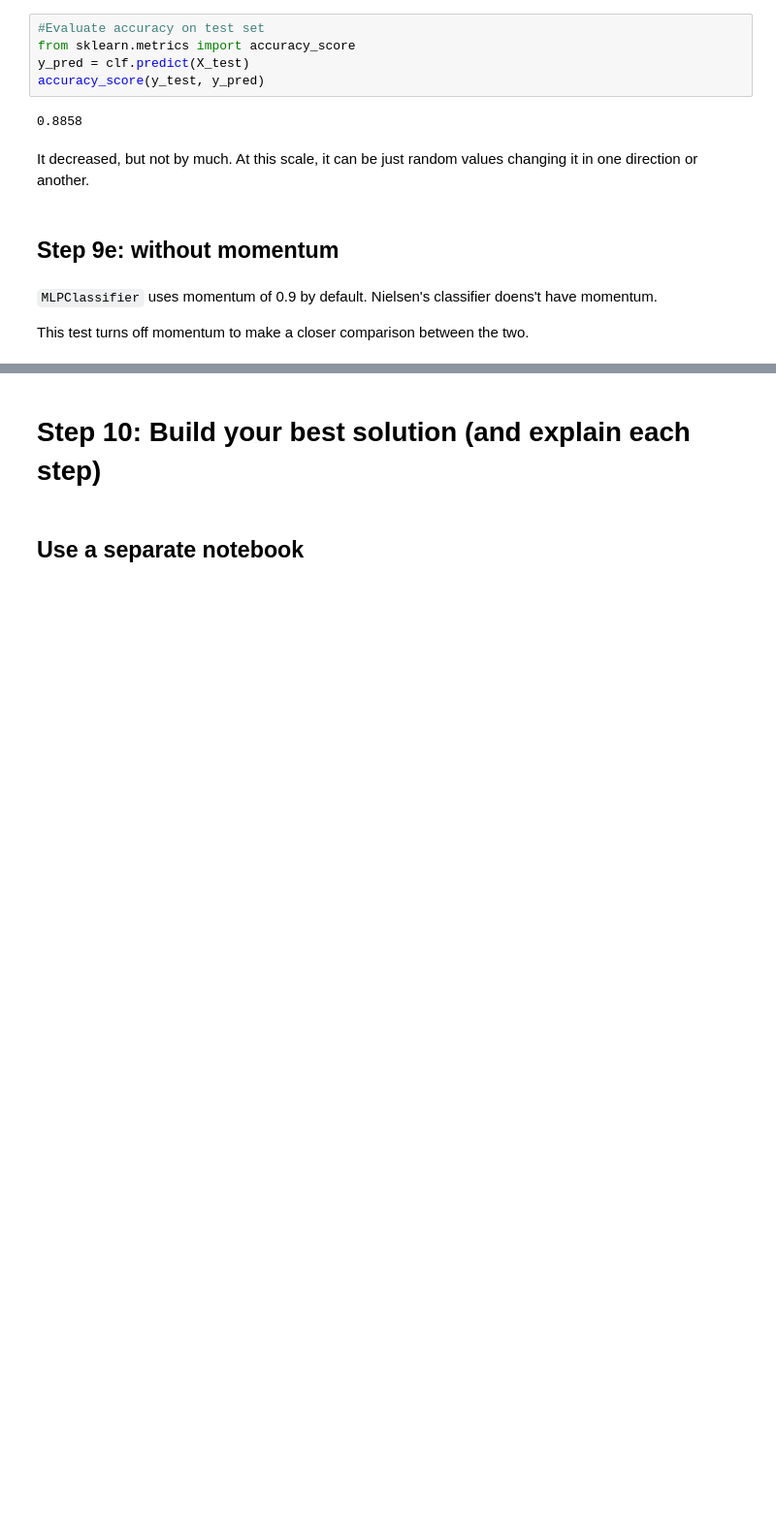
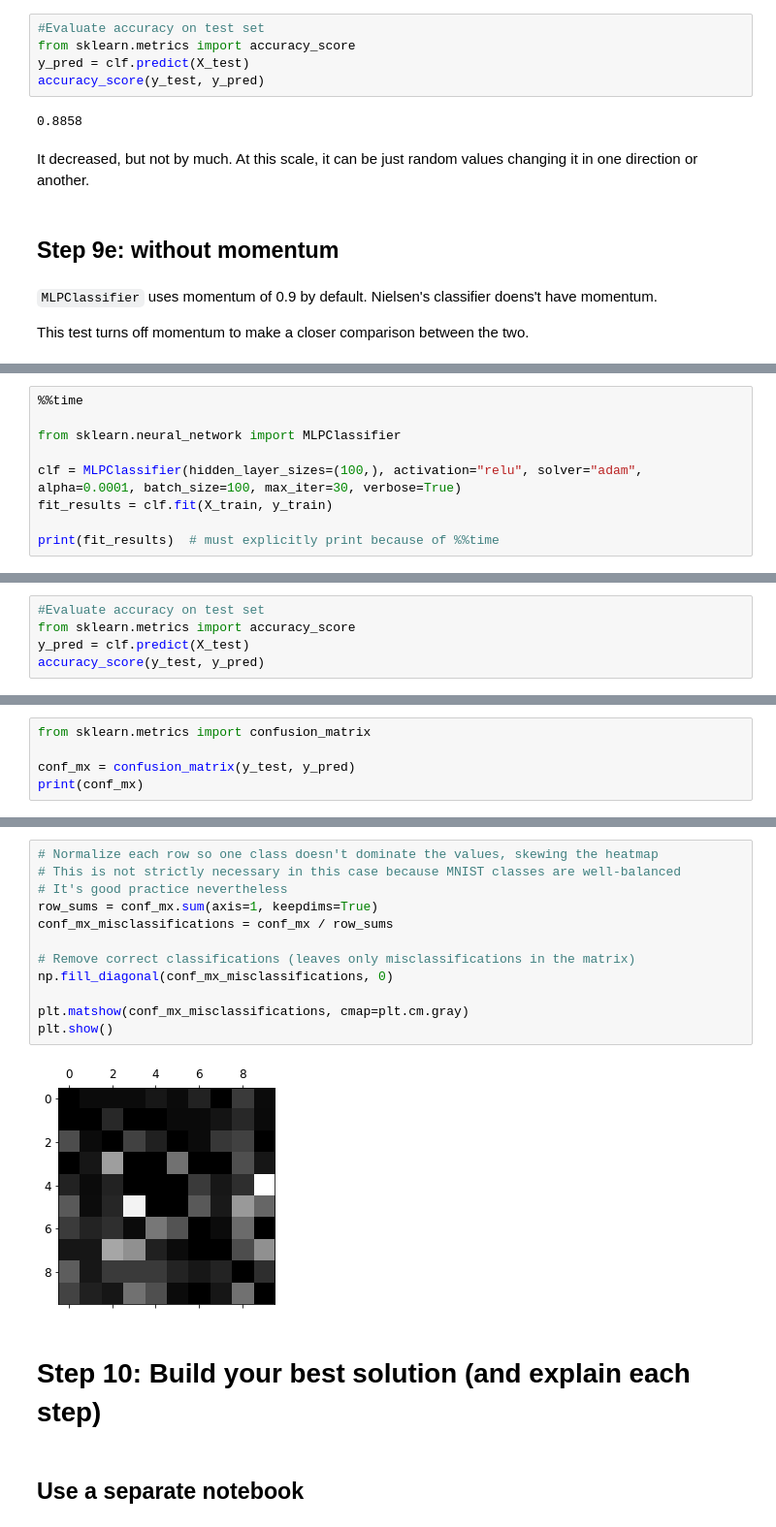
Before and after one commit to fau-masters-collected-works-cgarbin/cap6618-computer-vision, a Jupyter notebook: module4/CAP6618_PP2_cgarbin_experiments.ipynb, the cells around one changed output, grey strips where cells are left out. Shown at 97% size. Saved outputs shown, nothing was run; the diff lists cells and outputs as text; blank space fills up the shorter version.

Commit message:
Add confusion matrix to experimental notebook

```diff
--- a/module4/CAP6618_PP2_cgarbin_experiments.ipynb
+++ b/module4/CAP6618_PP2_cgarbin_experiments.ipynb
@@ -826,0 +831,9 @@ Turning off momentum decreased the accuracy, as expected.
+# %%
+%%time
+
+from sklearn.neural_network import MLPClassifier
+
+clf = MLPClassifier(hidden_layer_sizes=(100,), activation="relu", solver="adam", alpha=0.0001, batch_size=100, max_iter=30, verbose=True)
+fit_results = clf.fit(X_train, y_train)
+
+print(fit_results)  # must explicitly print because of %%time
@@ -826,0 +858,5 @@ Turning off momentum decreased the accuracy, as expected.
+# %%
+#Evaluate accuracy on test set
+from sklearn.metrics import accuracy_score
+y_pred = clf.predict(X_test)
+accuracy_score(y_test, y_pred)
@@ -826,0 +871,5 @@ Turning off momentum decreased the accuracy, as expected.
+# %%
+from sklearn.metrics import confusion_matrix
+
+conf_mx = confusion_matrix(y_test, y_pred)
+print(conf_mx)
@@ -827,3 +894,17 @@ Turning off momentum decreased the accuracy, as expected.
+# %%
+# Normalize each row so one class doesn't dominate the values, skewing the heatmap
+# This is not strictly necessary in this case because MNIST classes are well-balanced
+# It's good practice nevertheless
+row_sums = conf_mx.sum(axis=1, keepdims=True)
+conf_mx_misclassifications = conf_mx / row_sums
+
+# Remove correct classifications (leaves only misclassifications in the matrix)
+np.fill_diagonal(conf_mx_misclassifications, 0)
+
+plt.matshow(conf_mx_misclassifications, cmap=plt.cm.gray)
+plt.show()
+# %% [output]
+[figure, added]
 # %% [markdown]
 # Step 10: Build your best solution (and explain each step)
 # %% [markdown]
```
Also changed, not shown: parts of 12 cells of this notebook.
